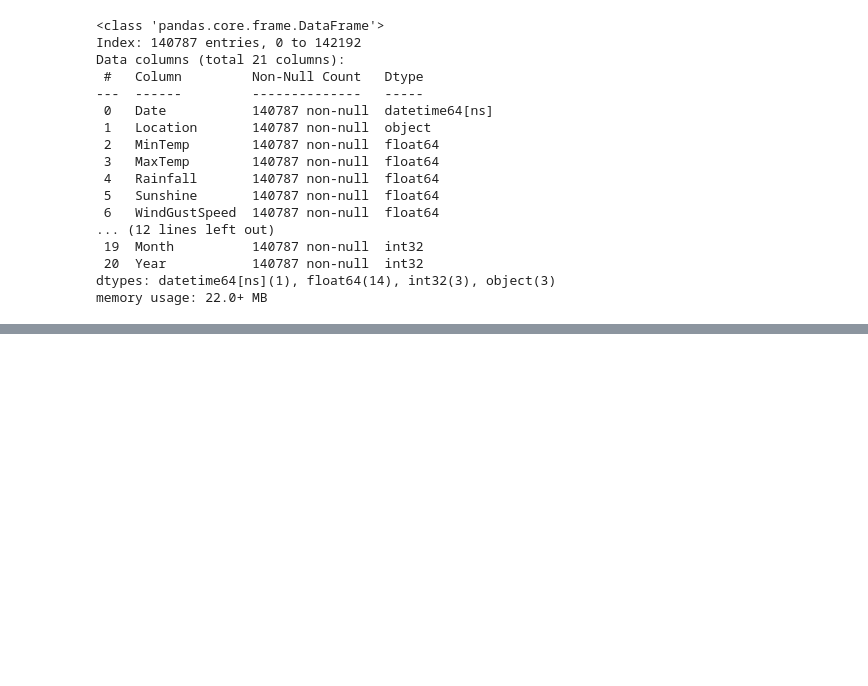
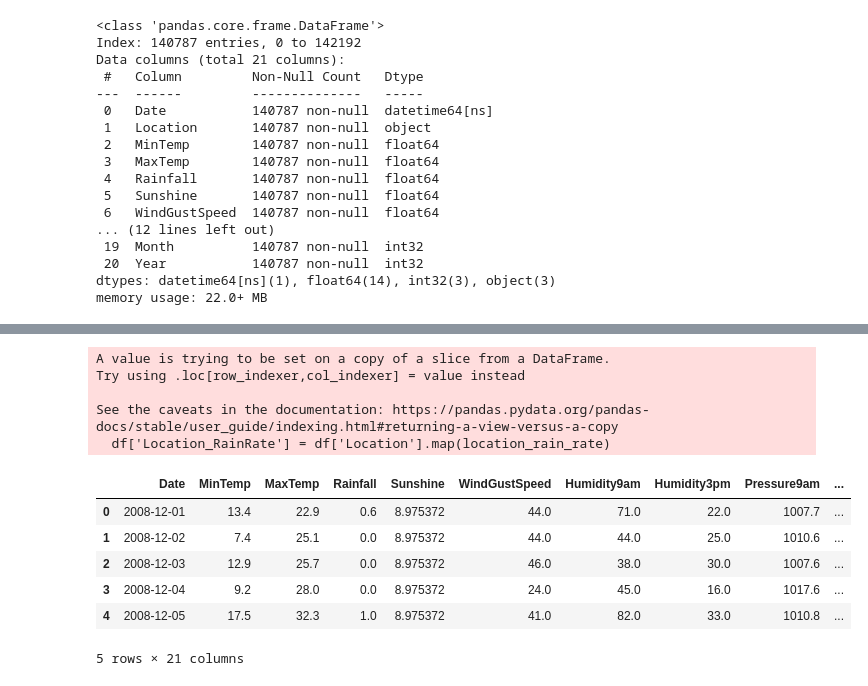
Before and after one commit to AhmetBugraKaplan/MachineLearningNotebookV2, a Jupyter notebook: TomorrowRainPrediction.ipynb, the cells around one changed output, grey strips where cells are left out. Cells and saved outputs as stored; diff of their text form; code cells hidden in the pictures; blank space fills up the shorter version.

Commit message:
Update: Made changes to TomorrowRainPrediction notebook

```diff
--- a/TomorrowRainPrediction.ipynb
+++ b/TomorrowRainPrediction.ipynb
@@ -395,0 +410,24 @@ memory usage: 22.0+ MB
+# %%
+##Target encoding
+location_rain_rate = df.groupby('Location')['RainTomorrow'].apply(lambda x: (x == 'Yes').mean())
+
+df['Location_RainRate'] = df['Location'].map(location_rain_rate)
+
+# Artık Location kolonunu silebilirsin
+df = df.drop('Location', axis=1)
+# %% [output]
+A value is trying to be set on a copy of a slice from a DataFrame.
+Try using .loc[row_indexer,col_indexer] = value instead
+
+See the caveats in the documentation: https://pandas.pydata.org/pandas-docs/stable/user_guide/indexing.html#returning-a-view-versus-a-copy
+  df['Location_RainRate'] = df['Location'].map(location_rain_rate)
+# %%
+df.head()
+# %% [output]
+|  | Date | MinTemp | MaxTemp | Rainfall | Sunshine | WindGustSpeed | Humidity9am | Humidity3pm | Pressure9am | ... |
+| 0 | 2008-12-01 | 13.4 | 22.9 | 0.6 | 8.975372 | 44.0 | 71.0 | 22.0 | 1007.7 | ... |
+| 1 | 2008-12-02 | 7.4 | 25.1 | 0.0 | 8.975372 | 44.0 | 44.0 | 25.0 | 1010.6 | ... |
+| 2 | 2008-12-03 | 12.9 | 25.7 | 0.0 | 8.975372 | 46.0 | 38.0 | 30.0 | 1007.6 | ... |
+| 3 | 2008-12-04 | 9.2 | 28.0 | 0.0 | 8.975372 | 24.0 | 45.0 | 16.0 | 1017.6 | ... |
+| 4 | 2008-12-05 | 17.5 | 32.3 | 1.0 | 8.975372 | 41.0 | 82.0 | 33.0 | 1010.8 | ... |
+5 rows × 21 columns
```
Also changed, not shown: parts of 23 cells of this notebook.
